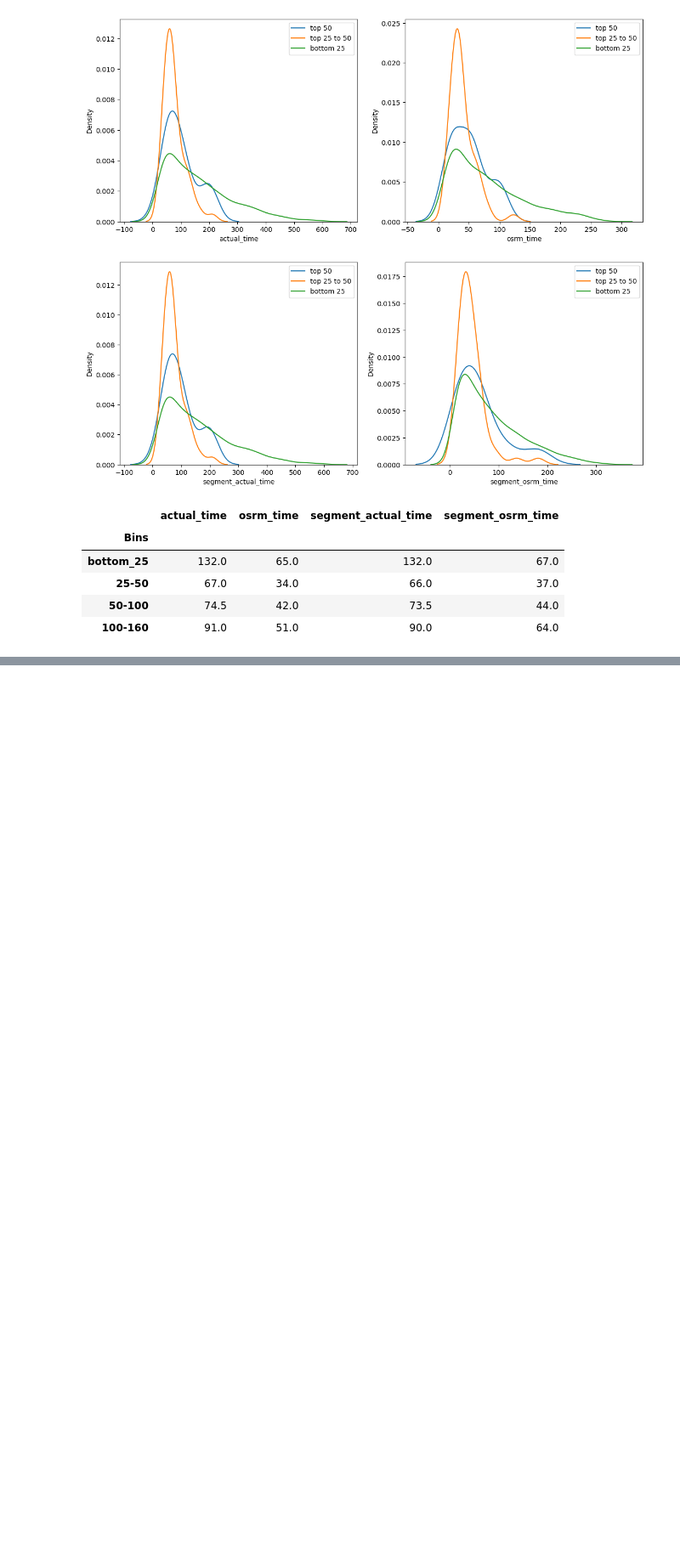
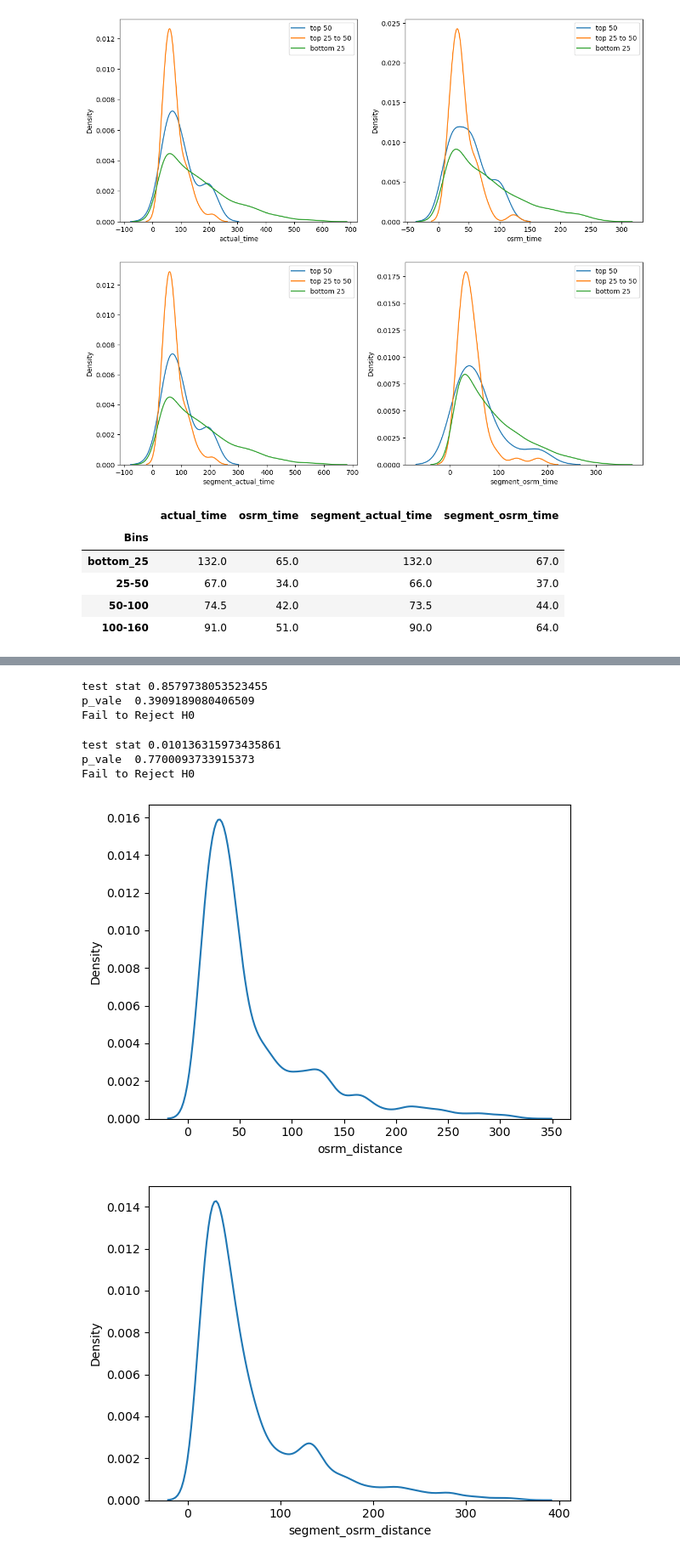
Before and after one commit to Navaneeth-7/scaler_logistics_service, a Jupyter notebook: file_1.ipynb, the cells around one changed output, grey strips where cells are left out. Shown at 85% size. Drawn from its saved outputs; the diff is of its cells as text; code cells hidden in the pictures; blank space fills up the shorter version.

```diff
--- a/file_1.ipynb
+++ b/file_1.ipynb
@@ -839,0 +935,24 @@ top_route.groupby("Bins").agg({"actual_time":"median","osrm_time":"median","segm
+# %%
+# H0 = mean of "actual_time" = mean of "segment_actual_time"
+# Ha = mean are different
+t_test_ind(df_3,"actual_time","segment_actual_time")
+# %% [output]
+test stat 0.8579738053523455
+p_vale  0.3909189080406509
+Fail to Reject H0
+# %%
+# H0 = "actual_time" and "segment_actual_time" followes same distribution
+# Ha = distribution is different
+ks_test(df_3,"actual_time","segment_actual_time")
+# %% [output]
+test stat 0.010136315973435861
+p_vale  0.7700093733915373
+Fail to Reject H0
+# %%
+sns.kdeplot(df_3["osrm_distance"])
+plt.show()
+sns.kdeplot(df_3["segment_osrm_distance"])
+plt.show()
+# %% [output]
+[figure, added]
+[figure, added]
```
Also changed, not shown: parts of 26 cells of this notebook.
